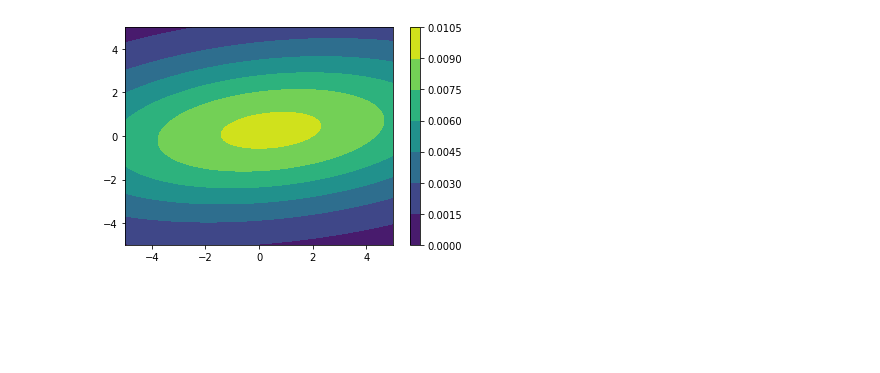
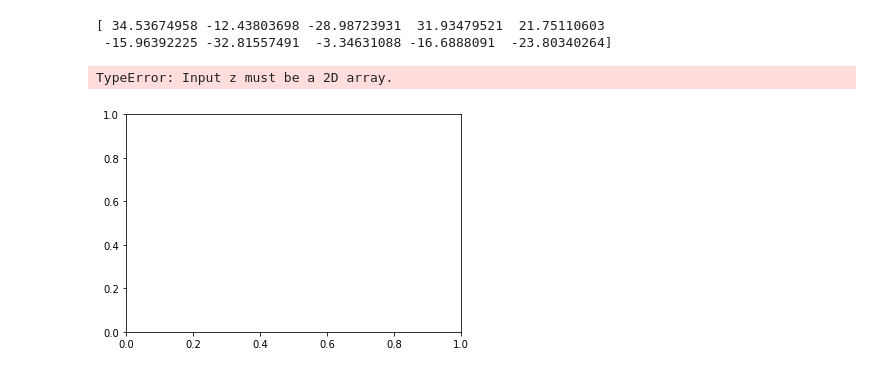
Before and after one commit to Kirich2323/Fishenko, a Jupyter notebook: Lab3.ipynb, the cells around one changed output. Cells and saved outputs as stored; diff of their text form; code cells hidden in the pictures; blank space fills up the shorter version.

```diff
--- a/Lab3.ipynb
+++ b/Lab3.ipynb
@@ -2,6 +2,7 @@
 import random
 import matplotlib.pyplot as plt
 import numpy as np
+from scipy.stats import multivariate_normal
 
 M = 10
 mu = [ random.uniform(0,1) for i in range(M)]
@@ -15,23 +16,36 @@ for i in range(M):
             B[j][i] = B[i][j]
 sigma = np.diag([ random.uniform(0, 10) for i in range(M) ])
 B = np.matmul(np.matmul(sigma, B), sigma)
+B = np.matmul(B, np.transpose(B))
 
-rv = np.random.multivariate_normal(mu, B)
+rv = multivariate_normal(mu, B)
+print(rv.rvs())
+n = 100
+samples = [ rv.rvs() for i in range(n) ]
+# %% [output]
+[ 34.53674958 -12.43803698 -28.98723931  31.93479521  21.75110603
+ -15.96392225 -32.81557491  -3.34631088 -16.6888091  -23.80340264]
 # %%
-from scipy.stats import multivariate_normal
-x, y = np.mgrid[-5:5:.01, -5:5:.01]
+x, y = np.mgrid[-5:5:.1, -5:5:.1]
 x1 = 0
 x2 = 1
+samples = [ i[x1] + i[x2] for i in samples ]
 pos = np.empty(x.shape + (2,))
 pos[:, :, 0] = x; pos[:, :, 1] = y
 cut = multivariate_normal([ mu[x1], mu[x2] ], [ [B[x1][x1], B[x1][x2]], [ B[x2][x1], B[x2][x2]] ])
+
 fig, ax = plt.subplots()
-cax = plt.contourf(x, y, cut.pdf(pos))
+tmp = rv.pdf(coords)
+#print(rv.pdf(coords))
+
+cax = plt.contourf(X, Y, samples)
+#cax = plt.contourf(coords[0], coords[1], samples)
 cbar = fig.colorbar(cax, orientation='vertical')
 plt.show()
 #print(rv.rvs())
 # %% [output]
+TypeError: Input z must be a 2D array.
-[figure, old version]
+[figure, new version]
 # %%
 N = 1000 #todo input
 samples = [ cut.rvs() for i in range(N) ]
```
Also changed, not shown: 2 other files.
